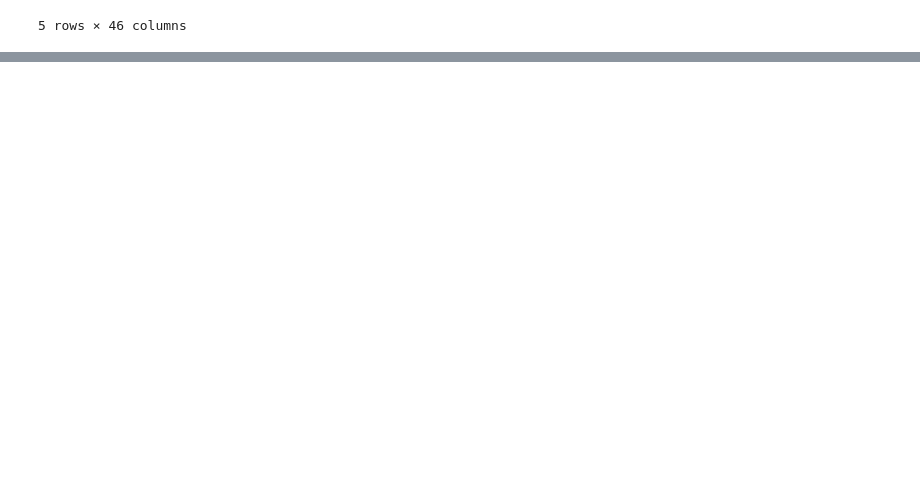
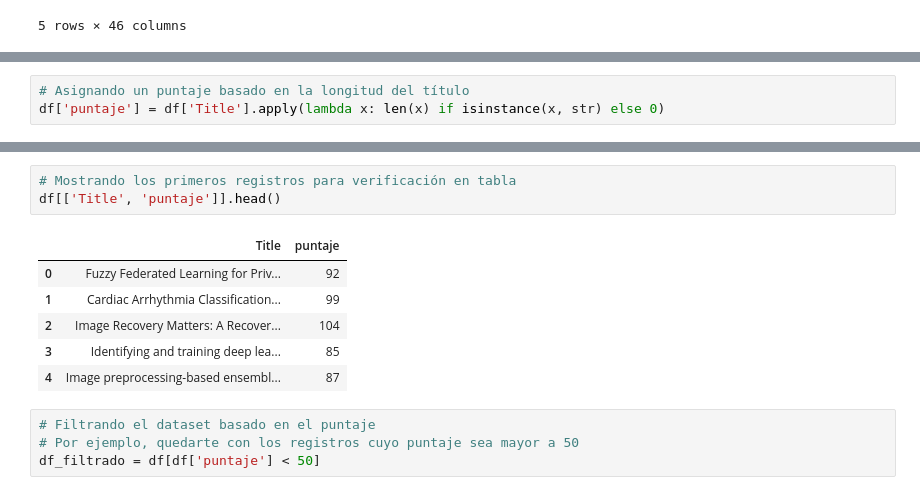
Before and after one commit to EHN8829/EJERCICIO3, a Jupyter notebook: IA_Consultas.ipynb, the cells around one changed output, grey strips where cells are left out. Drawn from its saved outputs; the diff is of its cells as text; blank space fills up the shorter version.

```diff
--- a/IA_Consultas.ipynb
+++ b/IA_Consultas.ipynb
@@ -310,0 +322,3 @@ df.head()
+# %%
+# Asignando un puntaje basado en la longitud del título
+df['puntaje'] = df['Title'].apply(lambda x: len(x) if isinstance(x, str) else 0)
@@ -310,0 +335,14 @@ df.head()
+# %%
+# Mostrando los primeros registros para verificación en tabla
+df[['Title', 'puntaje']].head()
+# %% [output]
+|  | Title | puntaje |
+| 0 | Fuzzy Federated Learning for Priv... | 92 |
+| 1 | Cardiac Arrhythmia Classification... | 99 |
+| 2 | Image Recovery Matters: A Recover... | 104 |
+| 3 | Identifying and training deep lea... | 85 |
+| 4 | Image preprocessing-based ensembl... | 87 |
+# %%
+# Filtrando el dataset basado en el puntaje
+# Por ejemplo, quedarte con los registros cuyo puntaje sea mayor a 50
+df_filtrado = df[df['puntaje'] < 50]
```
Also changed, not shown: parts of 14 cells of this notebook.
